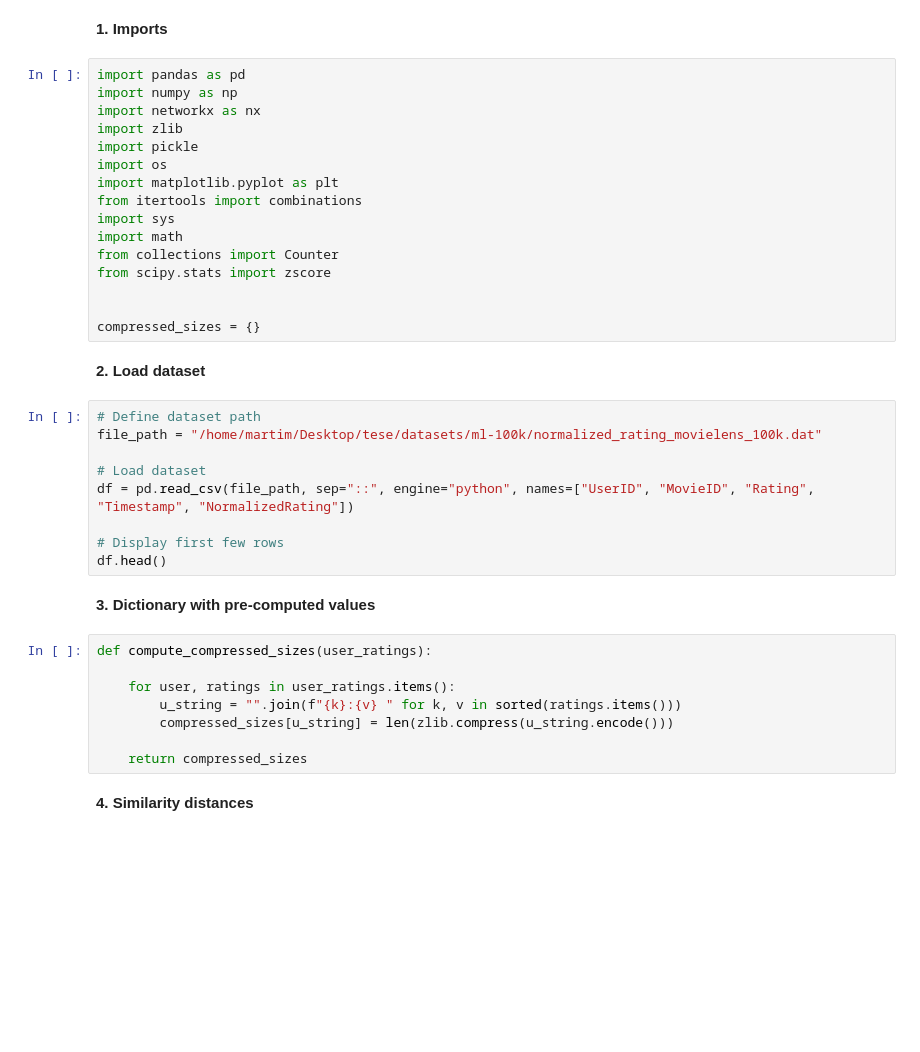
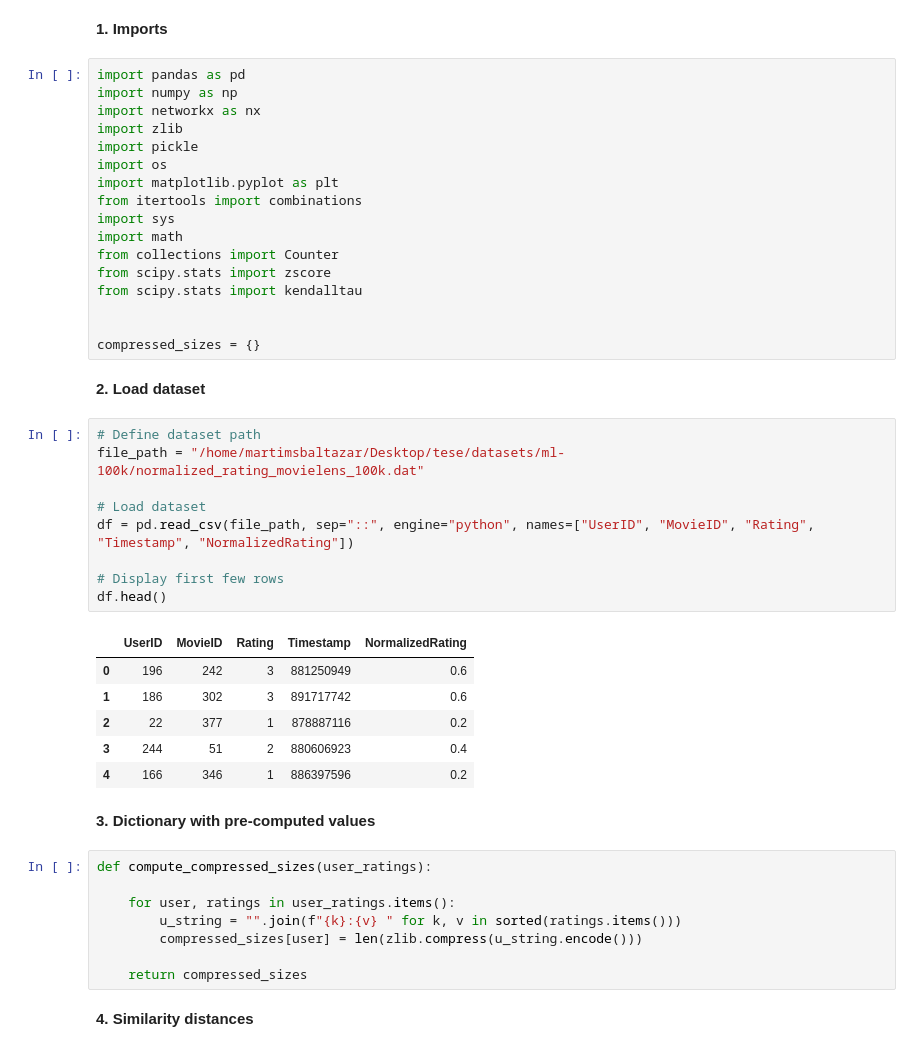
Before and after one commit to MartimBaltazar/Thesis---Robust-Ranking-System, a Jupyter notebook: scripts/ml-100k/rankings/ipynb/reputationMultipartite_movielens.ipynb, the cells around one changed output. Saved outputs shown, nothing was run; the diff lists cells and outputs as text; blank space fills up the shorter version.

```diff
--- a/scripts/ml-100k/rankings/ipynb/reputationMultipartite_movielens.ipynb
+++ b/scripts/ml-100k/rankings/ipynb/reputationMultipartite_movielens.ipynb
@@ -41,6 +41,7 @@ import sys
 import math
 from collections import Counter
 from scipy.stats import zscore
+from scipy.stats import kendalltau
 
 
 compressed_sizes = {}
@@ -48,13 +49,20 @@ compressed_sizes = {}
 **2.    Load dataset**
 # %%
 # Define dataset path
-file_path = "/home/martim/Desktop/tese/datasets/ml-100k/normalized_rating_movielens_100k.dat"
+file_path = "/home/martimsbaltazar/Desktop/tese/datasets/ml-100k/normalized_rating_movielens_100k.dat"
 
 # Load dataset
 df = pd.read_csv(file_path, sep="::", engine="python", names=["UserID", "MovieID", "Rating", "Timestamp", "NormalizedRating"])
 
 # Display first few rows
 df.head()
+# %% [output]
+|  | UserID | MovieID | Rating | Timestamp | NormalizedRating |
+| 0 | 196 | 242 | 3 | 881250949 | 0.6 |
+| 1 | 186 | 302 | 3 | 891717742 | 0.6 |
+| 2 | 22 | 377 | 1 | 878887116 | 0.2 |
+| 3 | 244 | 51 | 2 | 880606923 | 0.4 |
+| 4 | 166 | 346 | 1 | 886397596 | 0.2 |
 # %% [markdown]
 **3.    Dictionary with pre-computed values**
 # %%
@@ -62,7 +70,7 @@ def compute_compressed_sizes(user_ratings):
 
     for user, ratings in user_ratings.items():
         u_string = "".join(f"{k}:{v} " for k, v in sorted(ratings.items()))
-        compressed_sizes[u_string] = len(zlib.compress(u_string.encode()))
+        compressed_sizes[user] = len(zlib.compress(u_string.encode()))
 
     return compressed_sizes
 # %% [markdown]
```
Also changed, not shown: parts of 7 cells of this notebook, 2 other files.
